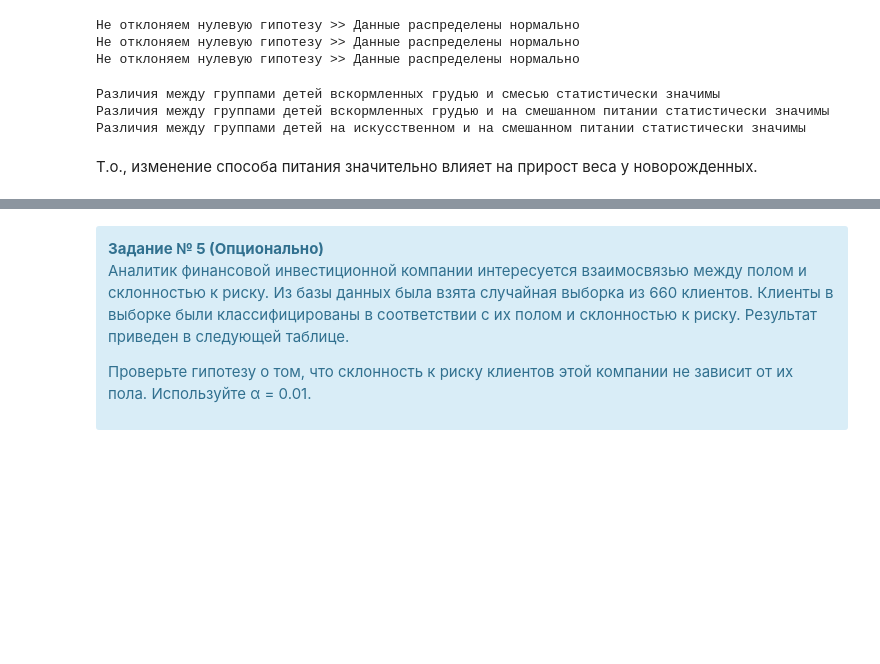
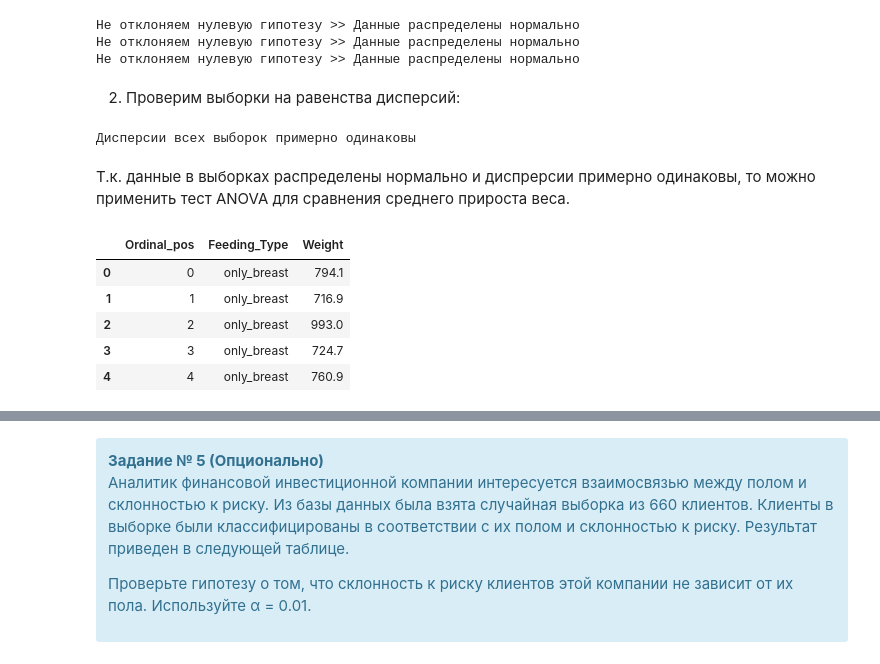
Before and after one commit to AlxndrVslv/Python_Statistics, a Jupyter notebook: HW2/Проверка гипотез.ipynb, the cells around one changed output, grey strips where cells are left out. Saved outputs shown, nothing was run; the diff lists cells and outputs as text; code cells hidden in the pictures; blank space fills up the shorter version.

```diff
--- a/HW2/Проверка гипотез.ipynb
+++ b/HW2/Проверка гипотез.ipynb
@@ -111,25 +110,27 @@ check_normality(both)
 Не отклоняем нулевую гипотезу >> Данные распределены нормально
 Не отклоняем нулевую гипотезу >> Данные распределены нормально
 Не отклоняем нулевую гипотезу >> Данные распределены нормально
-# %%
-stat, p = stats.ttest_ind(only_breast, only_formula)
-if p < 0.05:
-    print('Различия между группами детей вскормленных грудью и смесью статистически значимы')
-else:
-    print('Различия между группами детей вскормленных грудью и смесью не значимы')
-stat, p = stats.ttest_ind(only_breast, both)
-if p < 0.05:
-    print('Различия между группами детей вскормленных грудью и на смешанном питании статистически значимы')
-else:
-    print('Различия между группами детей вскормленных грудью и на смешанном питании не значимы')
-stat, p = stats.ttest_ind(only_formula, both)
-if p < 0.05:
-    print('Различия между группами детей на искусственном и на смешанном питании статистически значимы')
-else:
-    print('Различия между группами детей на искусственном и на смешанном питании не значимы')
-# %% [output]
-Различия между группами детей вскормленных грудью и смесью статистически значимы
-Различия между группами детей вскормленных грудью и на смешанном питании статистически значимы
-Различия между группами детей на искусственном и на смешанном питании статистически значимы
-# %% [markdown]
-Т.о., изменение способа питания значительно влияет на прирост веса у новорожденных.
+# %% [markdown]
+2. Проверим выборки на равенства дисперсий:
+# %%
+stat, p = stats.levene(only_breast, only_formula, both)
+if p < 0.05:
+    print('Дисперсии хотя бы двух выборок отличаются значительно')
+else:
+    print('Дисперсии всех выборок примерно одинаковы')
+# %% [output]
+Дисперсии всех выборок примерно одинаковы
+# %% [markdown]
+Т.к. данные в выборках распределены нормально и диспрерсии примерно одинаковы, то можно применить тест ANOVA для сравнения среднего прироста веса.
+# %%
+df = pd.DataFrame([only_breast, only_formula, both], index = ['only_breast', 'only_formula', 'both']).T
+df_melt = pd.melt(df.reset_index(), id_vars = ['index'], value_vars = ['only_breast', 'only_formula', 'both']).dropna()
+df_melt.columns = ['Ordinal_pos', 'Feeding_Type', 'Weight']
+df_melt.head()
+# %% [output]
+|  | Ordinal_pos | Feeding_Type | Weight |
+| 0 | 0 | only_breast | 794.1 |
+| 1 | 1 | only_breast | 716.9 |
+| 2 | 2 | only_breast | 993.0 |
+| 3 | 3 | only_breast | 724.7 |
+| 4 | 4 | only_breast | 760.9 |
```
Also changed, not shown: parts of 24 cells of this notebook.
